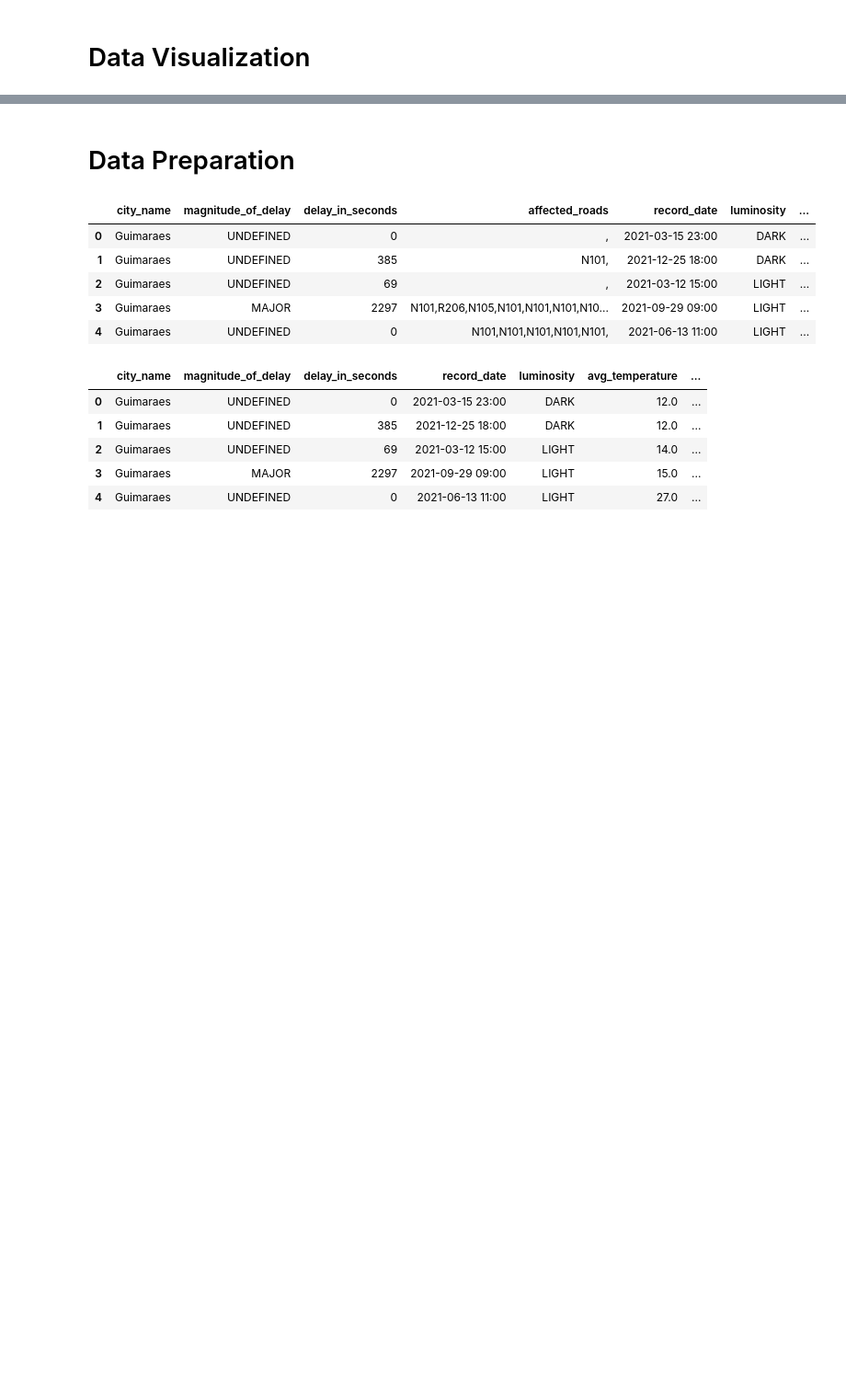
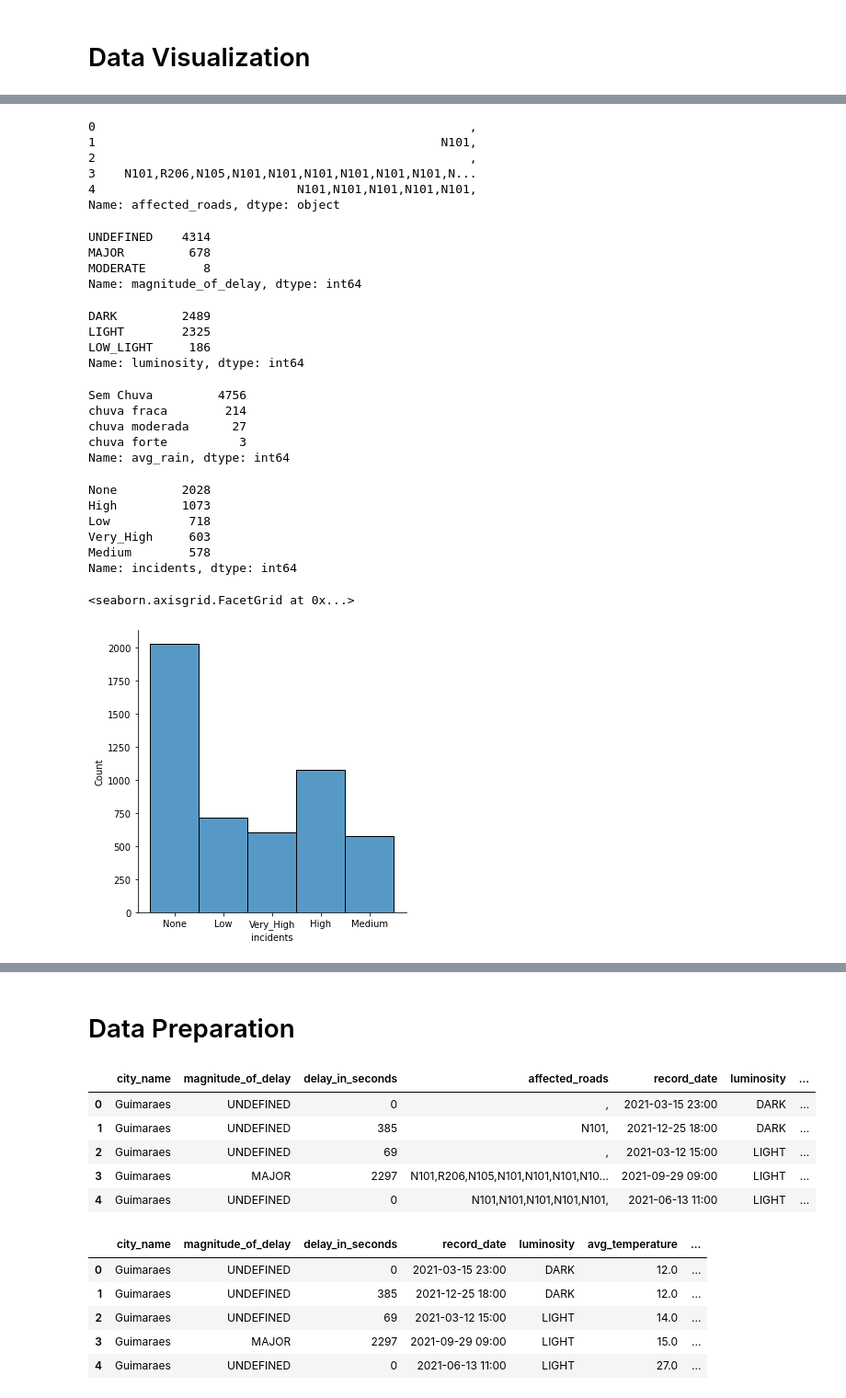
Before and after one commit to joanaaVO/Projeto-DAA, a Jupyter notebook: src/incidents_db.ipynb, the cells around one changed output, grey strips where cells are left out. Shown at 92% size. Saved outputs shown, nothing was run; the diff lists cells and outputs as text; code cells hidden in the pictures; blank space fills up the shorter version.

Commit message:
mais coisas na data visualization do dataset dos incidents

```diff
--- a/src/incidents_db.ipynb
+++ b/src/incidents_db.ipynb
@@ -127,0 +142,47 @@ db[db['affected_roads'].isnull()]
+# %%
+# See content of first 5 lines of attribute 'Affected Roads'
+db['affected_roads'].head()
+# %% [output]
+0                                                    ,
+1                                                N101,
+2                                                    ,
+3    N101,R206,N105,N101,N101,N101,N101,N101,N101,N...
+4                            N101,N101,N101,N101,N101,
+Name: affected_roads, dtype: object
+# %%
+db['magnitude_of_delay'].value_counts()
+# %% [output]
+UNDEFINED    4314
+MAJOR         678
+MODERATE        8
+Name: magnitude_of_delay, dtype: int64
+# %%
+db['luminosity'].value_counts()
+# %% [output]
+DARK         2489
+LIGHT        2325
+LOW_LIGHT     186
+Name: luminosity, dtype: int64
+# %%
+db['avg_rain'].value_counts()
+# %% [output]
+Sem Chuva         4756
+chuva fraca        214
+chuva moderada      27
+chuva forte          3
+Name: avg_rain, dtype: int64
+# %%
+db['incidents'].value_counts()
+# %% [output]
+None         2028
+High         1073
+Low           718
+Very_High     603
+Medium        578
+Name: incidents, dtype: int64
+# %%
+# See Level of Incidents distribution
+sns.displot(db,x="incidents")
+# %% [output]
+<seaborn.axisgrid.FacetGrid at 0x...>
+[figure, added]
```
Also changed, not shown: parts of 30 cells of this notebook, 1 other file.
